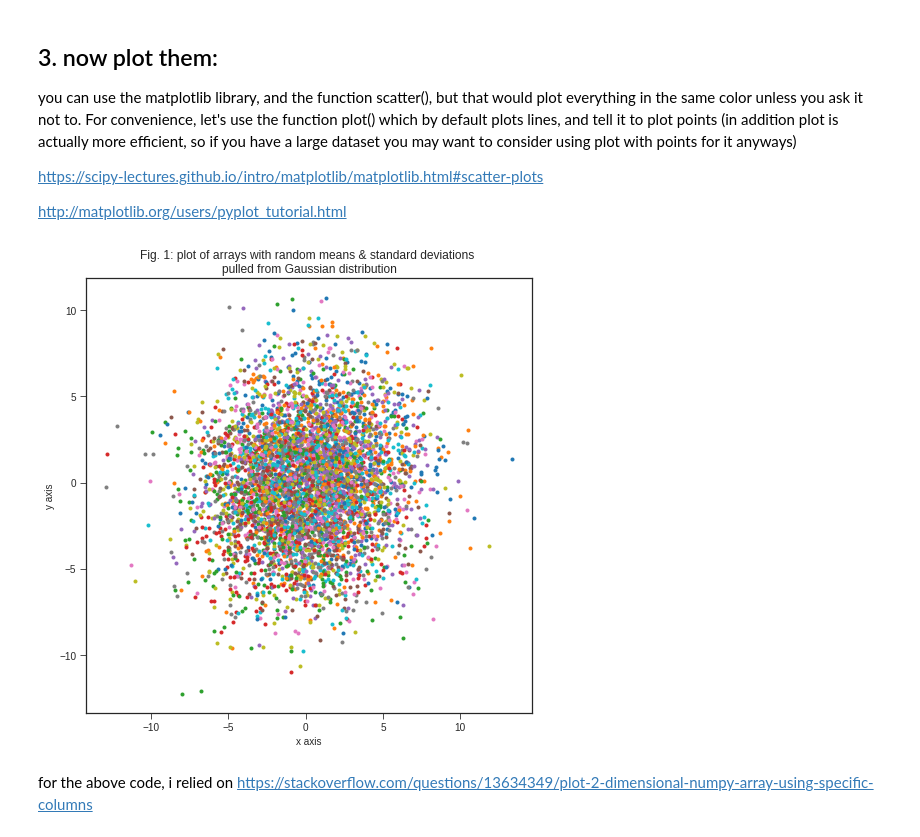
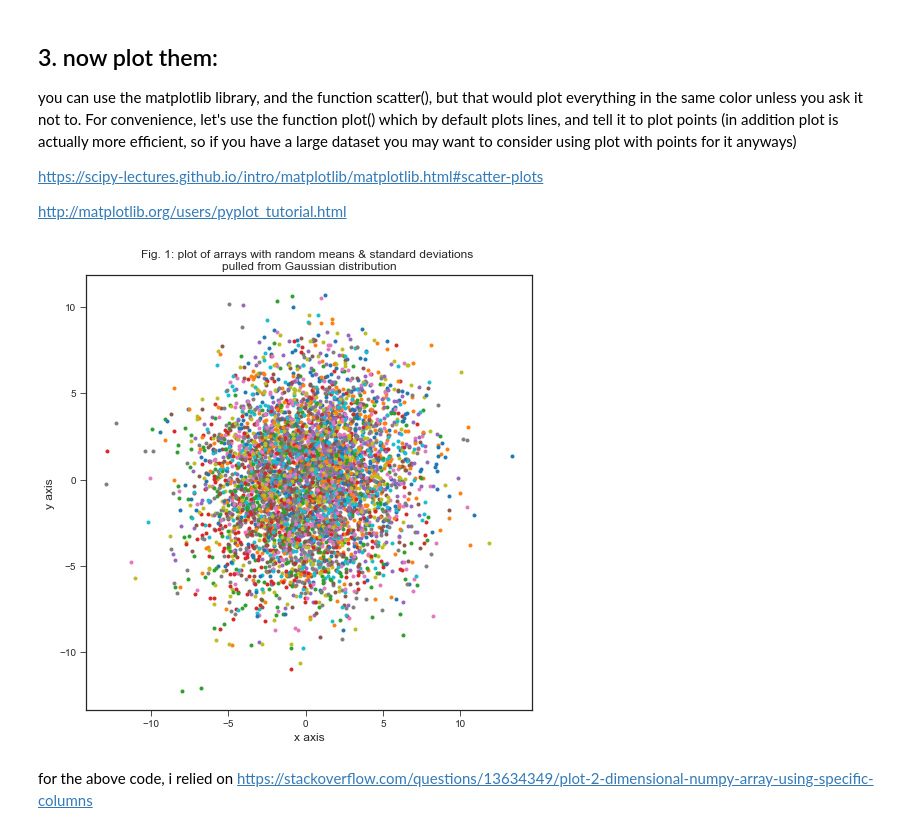
Before and after one commit to vvt221/PUI2018_uak211, a Jupyter notebook: HW1_uak211/HW1_reproducible_distributions.ipynb, the cells around one changed output. Cells and saved outputs as stored; diff of their text form; code cells hidden in the pictures.

```diff
--- a/HW1_uak211/HW1_reproducible_distributions.ipynb
+++ b/HW1_uak211/HW1_reproducible_distributions.ipynb
@@ -105,19 +105,19 @@ http://matplotlib.org/users/pyplot_tutorial.html
 # %%
 # the last line of code makes the plot show up within the notebook.
 # Always include it so that your homework notebooks are rendered and we can see
 # what you wanted your results to be.
 
 # code here
 pl.style.use('seaborn-ticks')
 pl.figure(figsize = (8, 8))
 pl.title('Fig. 1: plot of arrays with random means & standard deviations \npulled from Gaussian distribution')
-pl.xlabel('x axis')
-pl.ylabel('y axis')
+pl.xlabel('x axis', fontsize = 12)
+pl.ylabel('y axis', fontsize = 12)
 for i in range(50):
     x, y = ReprRandAll[i,0], ReprRandAll[i,1] #
     pl.plot(x, y, marker = ".", linestyle = "")
 # %% [output]
-[figure, old version]
+[figure, new version]
 # %% [markdown]
 for the above code, i relied on https://stackoverflow.com/questions/13634349/plot-2-dimensional-numpy-array-using-specific-columns
 # %% [markdown]
```
Also changed, not shown: parts of 1 cell of this notebook, 1 other file.
